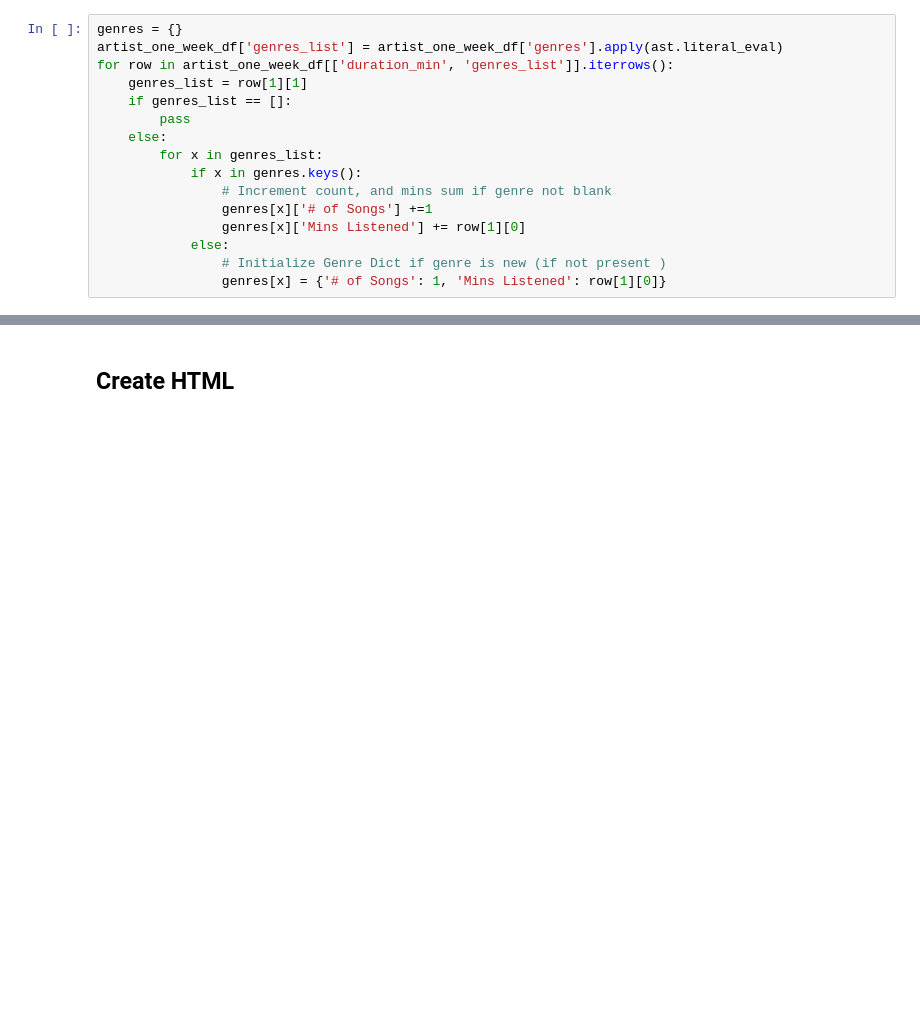
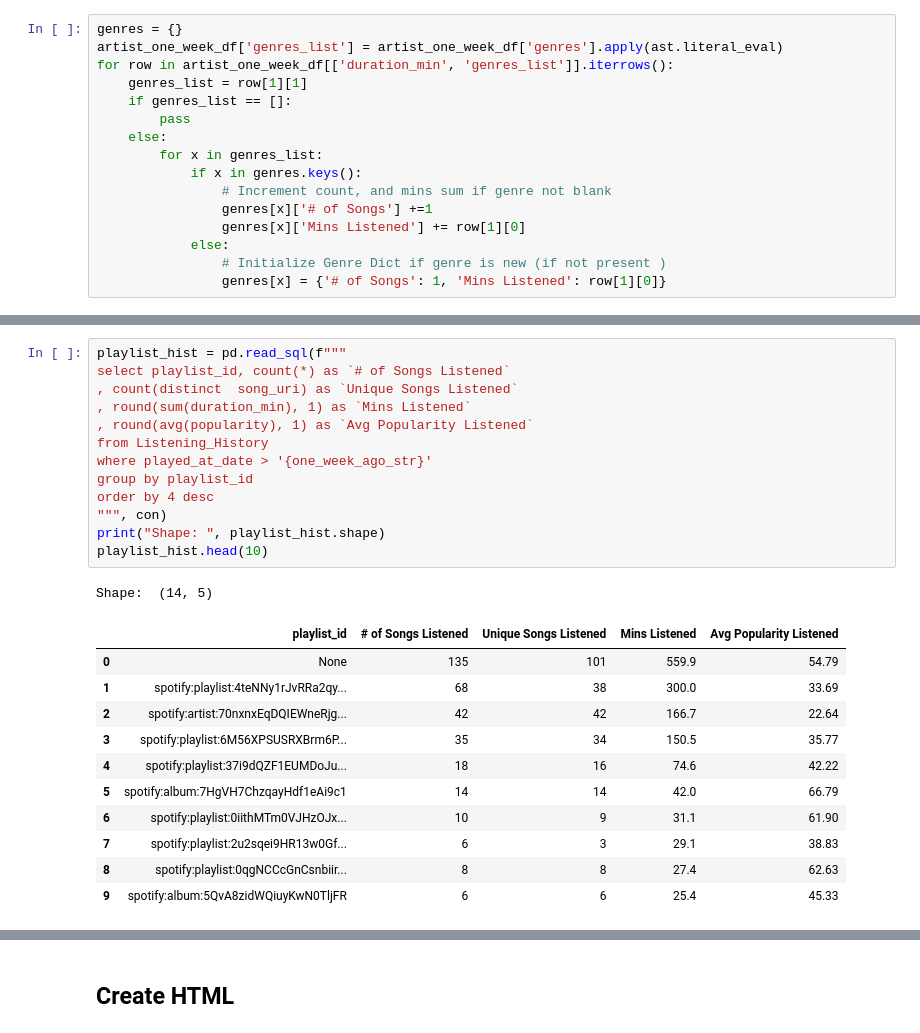
Before and after one commit to malctaylor15/Spotify_Logger, a Jupyter notebook: Weekly_Analysis.ipynb, the cells around one changed output, grey strips where cells are left out. Cells and saved outputs as stored; diff of their text form; blank space fills up the shorter version.

```diff
--- a/Weekly_Analysis.ipynb
+++ b/Weekly_Analysis.ipynb
@@ -340,0 +440,26 @@ genre_sm
+# %%
+playlist_hist = pd.read_sql(f"""
+select playlist_id, count(*) as `# of Songs Listened`
+, count(distinct  song_uri) as `Unique Songs Listened`
+, round(sum(duration_min), 1) as `Mins Listened`
+, round(avg(popularity), 1) as `Avg Popularity Listened`
+from Listening_History
+where played_at_date > '{one_week_ago_str}'
+group by playlist_id
+order by 4 desc
+""", con)
+print("Shape: ", playlist_hist.shape)
+playlist_hist.head(10)
+# %% [output]
+Shape:  (14, 5)
+|  | playlist_id | # of Songs Listened | Unique Songs Listened | Mins Listened | Avg Popularity Listened |
+| 0 | None | 135 | 101 | 559.9 | 54.79 |
+| 1 | spotify:playlist:4teNNy1rJvRRa2qy... | 68 | 38 | 300.0 | 33.69 |
+| 2 | spotify:artist:70nxnxEqDQIEWneRjg... | 42 | 42 | 166.7 | 22.64 |
+| 3 | spotify:playlist:6M56XPSUSRXBrm6P... | 35 | 34 | 150.5 | 35.77 |
+| 4 | spotify:playlist:37i9dQZF1EUMDoJu... | 18 | 16 | 74.6 | 42.22 |
+| 5 | spotify:album:7HgVH7ChzqayHdf1eAi9c1 | 14 | 14 | 42.0 | 66.79 |
+| 6 | spotify:playlist:0iithMTm0VJHzOJx... | 10 | 9 | 31.1 | 61.90 |
+| 7 | spotify:playlist:2u2sqei9HR13w0Gf... | 6 | 3 | 29.1 | 38.83 |
+| 8 | spotify:playlist:0qgNCCcGnCsnbiir... | 8 | 8 | 27.4 | 62.63 |
+| 9 | spotify:album:5QvA8zidWQiuyKwN0TljFR | 6 | 6 | 25.4 | 45.33 |
```
Also changed, not shown: parts of 46 cells of this notebook, 9 other files.
